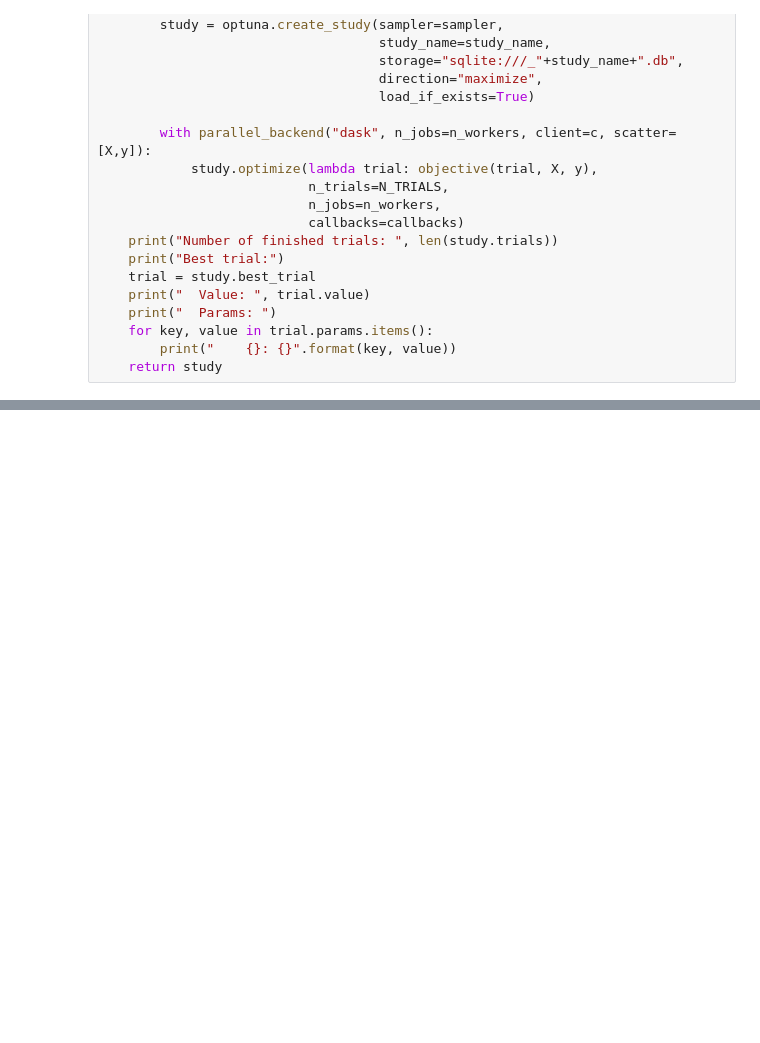
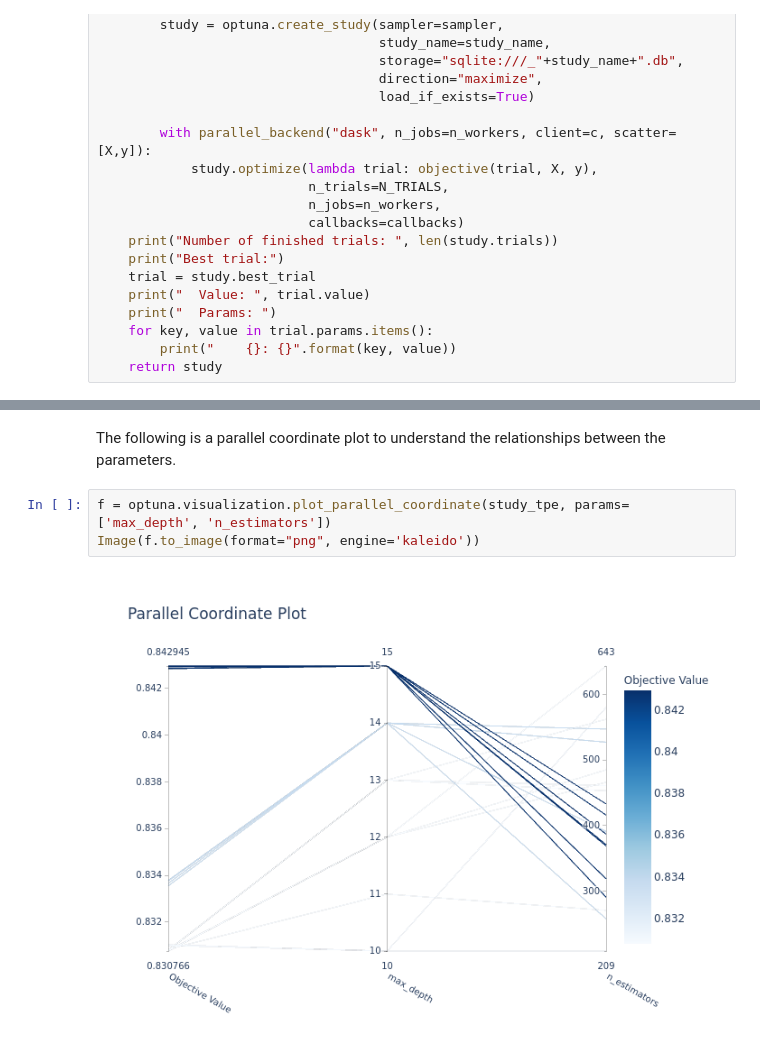
Before and after one commit to rapidsai/cloud-ml-examples, a Jupyter notebook: optuna/notebooks/optuna_rapids.ipynb, the cells around one changed output, grey strips where cells are left out. Drawn from its saved outputs; the diff is of its cells as text; blank space fills up the shorter version.

```diff
--- a/optuna/notebooks/optuna_rapids.ipynb
+++ b/optuna/notebooks/optuna_rapids.ipynb
@@ -285,0 +239,7 @@ We see the Optuna with parallel runs of Single-GPU estimators yields much better
+# %% [markdown]
+The following is a parallel coordinate plot to understand the relationships between the parameters.
+# %%
+f = optuna.visualization.plot_parallel_coordinate(study_tpe, params=['max_depth', 'n_estimators'])
+Image(f.to_image(format="png", engine='kaleido'))
+# %% [output]
+[figure, added]
```
Also changed, not shown: parts of 23 cells of this notebook.
